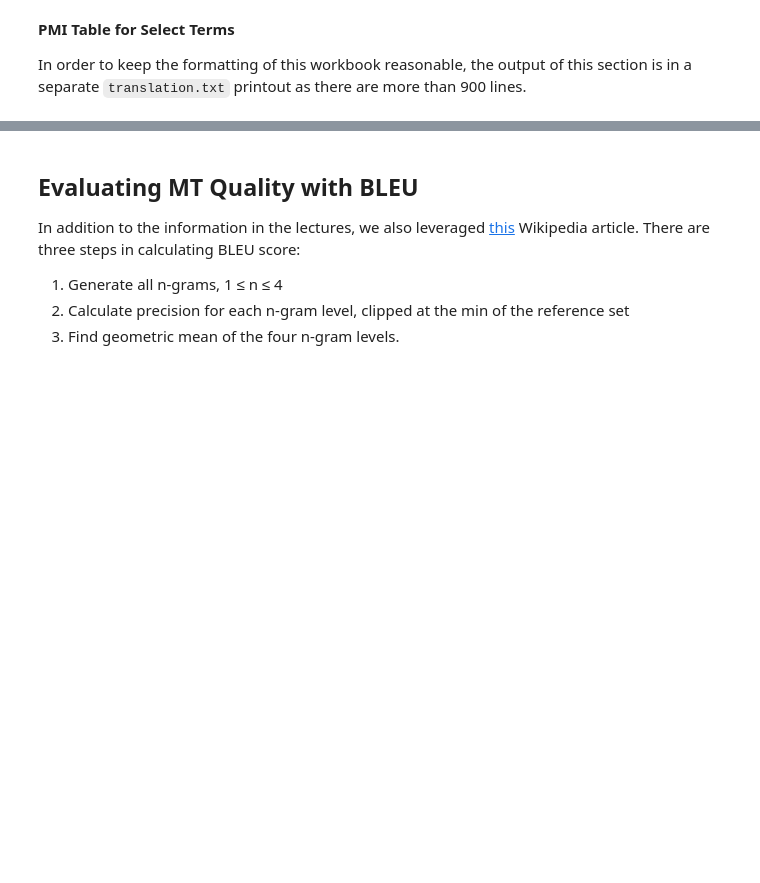
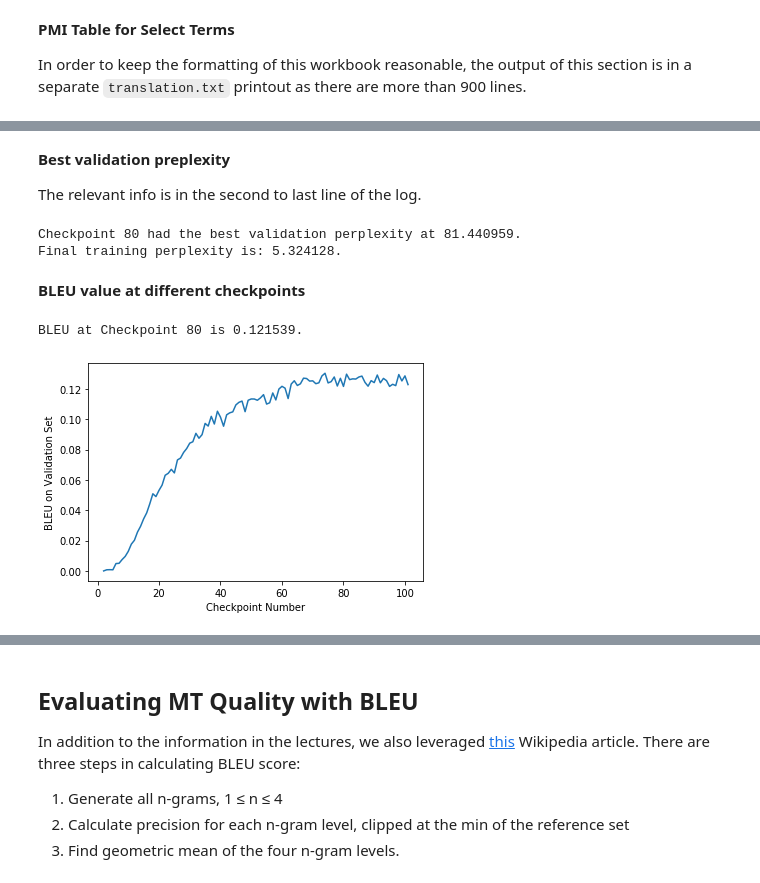
Before and after one commit to dchoi1357/JHU_Misc, a Jupyter notebook: NLP/lab08/Wu_John_Lab08.ipynb, the cells around one changed output, grey strips where cells are left out. Saved outputs shown, nothing was run; the diff lists cells and outputs as text; code cells hidden in the pictures; blank space fills up the shorter version.

```diff
--- a/NLP/lab08/Wu_John_Lab08.ipynb
+++ b/NLP/lab08/Wu_John_Lab08.ipynb
@@ -153,0 +165,4 @@ with open('translations.txt', 'w', encoding='utf-8') as fh:
+# %%
+with open('./data/sockey.log', 'r', encoding='utf-8') as fh:
+    raw = fh.read()
+    log = [l for l in raw.split('\n') if l] # get all non-empty lines
@@ -153,0 +178,29 @@ with open('translations.txt', 'w', encoding='utf-8') as fh:
+# %% [markdown]
+__Best validation preplexity__
+
+The relevant info is in the second to last line of the log.
+# %%
+best = re.findall('Best checkpoint: (\d+). ' +
+                  'Best validation perplexity: (\d+\.\d+)', raw)[0]
+print('Checkpoint %s had the best validation perplexity at %s.'%best)
+################################################################################
+tmp = re.findall('Train-perplexity=(\d+\.\d+)', raw)
+print('Final training perplexity is: %s.'%tmp[-1])
+# %% [output]
+Checkpoint 80 had the best validation perplexity at 81.440959.
+Final training perplexity is: 5.324128.
+# %% [markdown]
+__BLEU value at different checkpoints__
+# %%
+mt = re.compile(r"Decoder-(\d+).+?'bleu-val': (\d+.\d+(?:[eE]-?\d+)?)")
+chkpt,bleus = zip(* [(int(x)+1,float(y)) for x,y in mt.findall(raw)])
+print('BLEU at Checkpoint %s is %f.'%(best[0],bleus[int(best[0])-2]))
+# %% [output]
+BLEU at Checkpoint 80 is 0.121539.
+# %%
+plt.plot(chkpt, bleus)
+plt.xlabel('Checkpoint Number')
+plt.ylabel('BLEU on Validation Set')
+plt.show()
+# %% [output]
+[figure, added]
```
Also changed, not shown: parts of 8 cells of this notebook, 1 other file.
